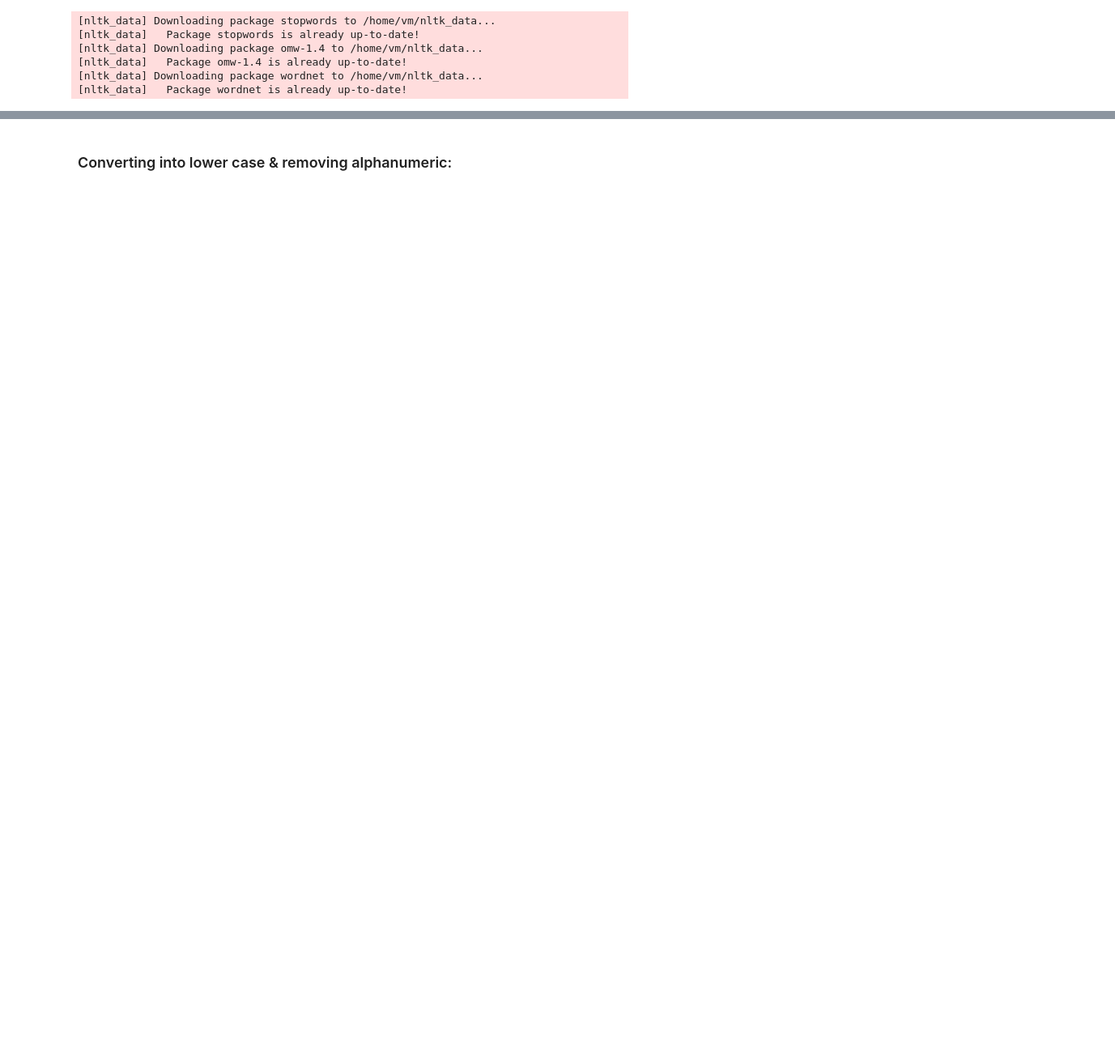
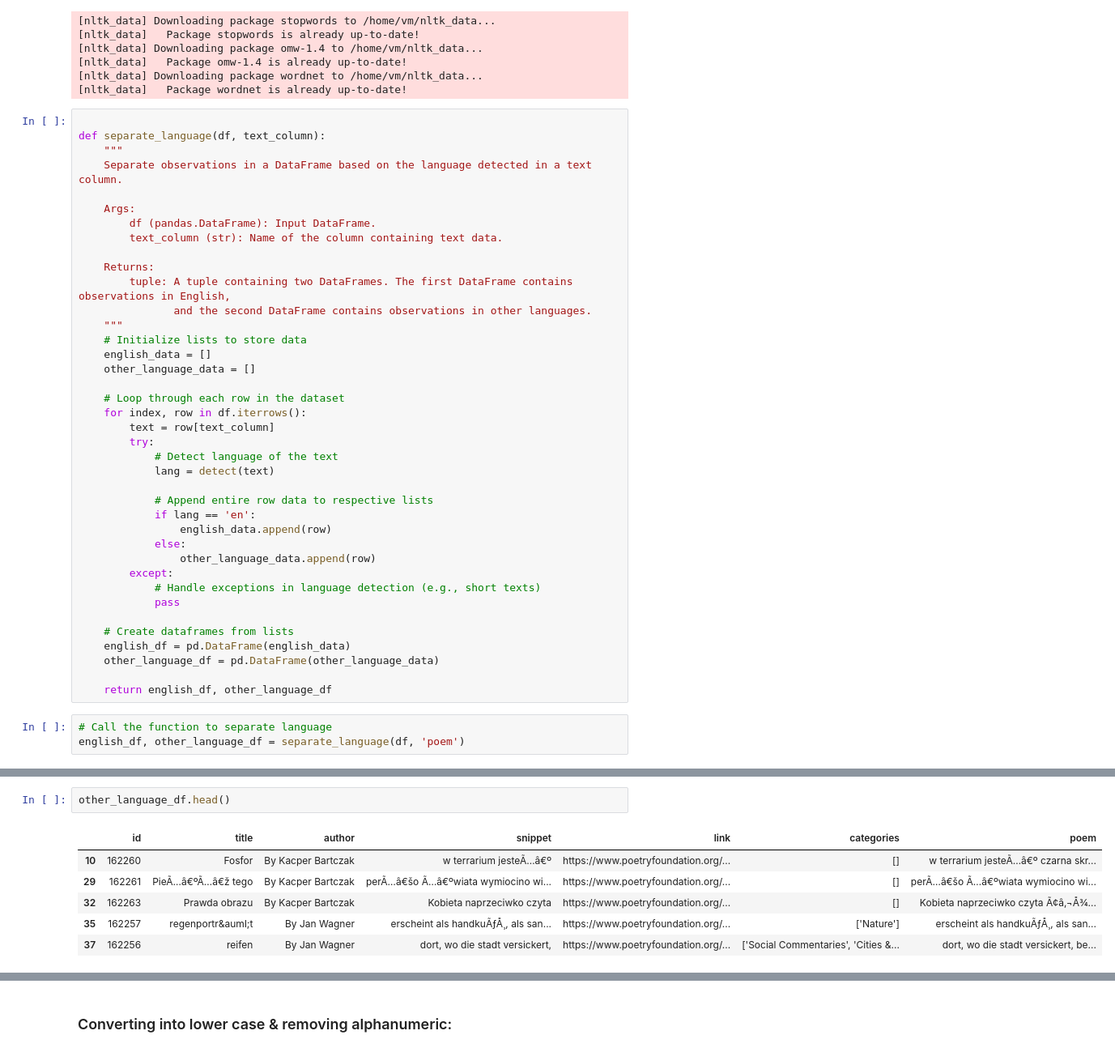
Before and after one commit to danitoribio/NLP-classification-poems, a Jupyter notebook: final_project.ipynb, the cells around one changed output, grey strips where cells are left out. Shown: that part at 81% size. Saved outputs shown, nothing was run; the diff lists cells and outputs as text; blank space fills up the shorter version.

Commit message:
Filtro de idioma, no-english out, wrangled text (only poems), simple tokenization that needs further improvement

```diff
--- a/final_project.ipynb
+++ b/final_project.ipynb
@@ -65,3 +54,45 @@ import re
 [nltk_data]   Package omw-1.4 is already up-to-date!
 [nltk_data] Downloading package wordnet to /home/vm/nltk_data...
 [nltk_data]   Package wordnet is already up-to-date!
+# %%
+
+def separate_language(df, text_column):
+    """
+    Separate observations in a DataFrame based on the language detected in a text column.
+
+    Args:
+        df (pandas.DataFrame): Input DataFrame.
+        text_column (str): Name of the column containing text data.
+
+    Returns:
+        tuple: A tuple containing two DataFrames. The first DataFrame contains observations in English,
+               and the second DataFrame contains observations in other languages.
+    """
+    # Initialize lists to store data
+    english_data = []
+    other_language_data = []
+
+    # Loop through each row in the dataset
+    for index, row in df.iterrows():
+        text = row[text_column]
+        try:
+            # Detect language of the text
+            lang = detect(text)
+
+            # Append entire row data to respective lists
+            if lang == 'en':
+                english_data.append(row)
+            else:
+                other_language_data.append(row)
+        except:
+            # Handle exceptions in language detection (e.g., short texts)
+            pass
+
+    # Create dataframes from lists
+    english_df = pd.DataFrame(english_data)
+    other_language_df = pd.DataFrame(other_language_data)
+
+    return english_df, other_language_df
+# %%
+# Call the function to separate language
+english_df, other_language_df = separate_language(df, 'poem')
@@ -67,0 +115,9 @@ import re
+# %%
+other_language_df.head()
+# %% [output]
+|  | id | title | author | snippet | link | categories | poem |
+| 10 | 162260 | Fosfor | By Kacper Bartczak | w terrarium jesteÃ…â€º | https://www.poetryfoundation.org/... | [] | w terrarium jesteÃ…â€º czarna skr... |
+| 29 | 162261 | PieÃ…â€ºÃ…â€ž tego | By Kacper Bartczak | perÃ…â€šo Ã…â€ºwiata wymiocino wi... | https://www.poetryfoundation.org/... | [] | perÃ…â€šo Ã…â€ºwiata wymiocino wi... |
+| 32 | 162263 | Prawda obrazu | By Kacper Bartczak | Kobieta naprzeciwko czyta | https://www.poetryfoundation.org/... | [] | Kobieta naprzeciwko czyta Ã¢â‚¬Å¾... |
+| 35 | 162257 | regenportr&auml;t | By Jan Wagner | erscheint als handkuÃƒÅ¸, als san... | https://www.poetryfoundation.org/... | ['Nature'] | erscheint als handkuÃƒÅ¸, als san... |
+| 37 | 162256 | reifen | By Jan Wagner | dort, wo die stadt versickert, | https://www.poetryfoundation.org/... | ['Social Commentaries', 'Cities &... | dort, wo die stadt versickert, be... |
```
Also changed, not shown: parts of 35 cells of this notebook, 7 other files.
